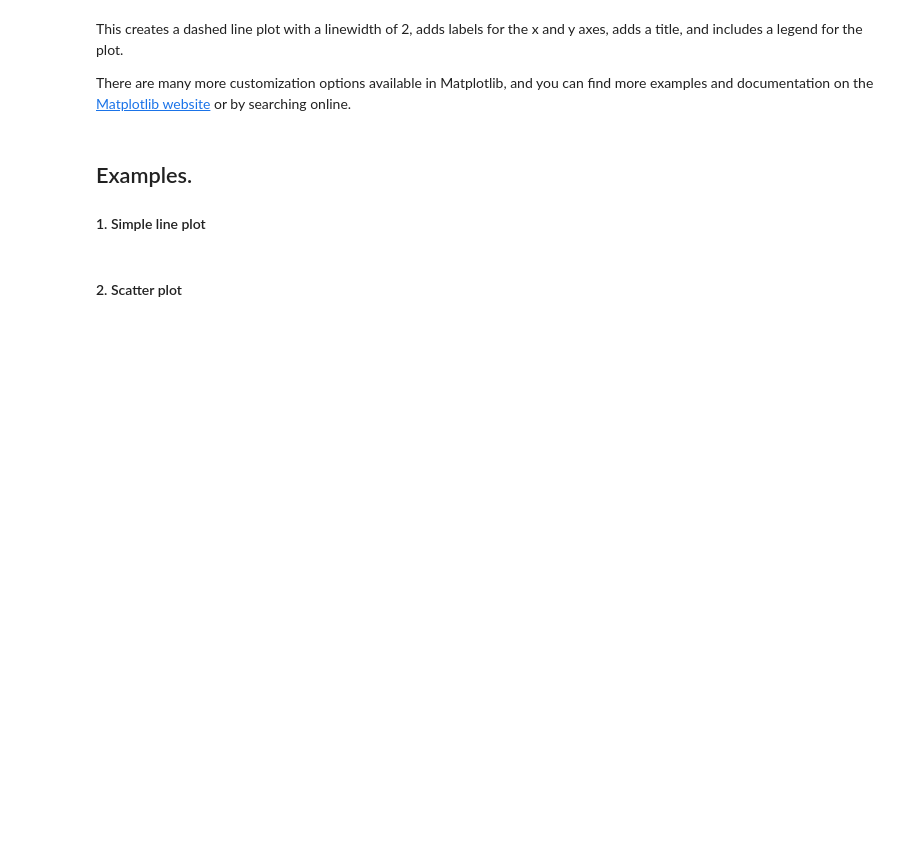
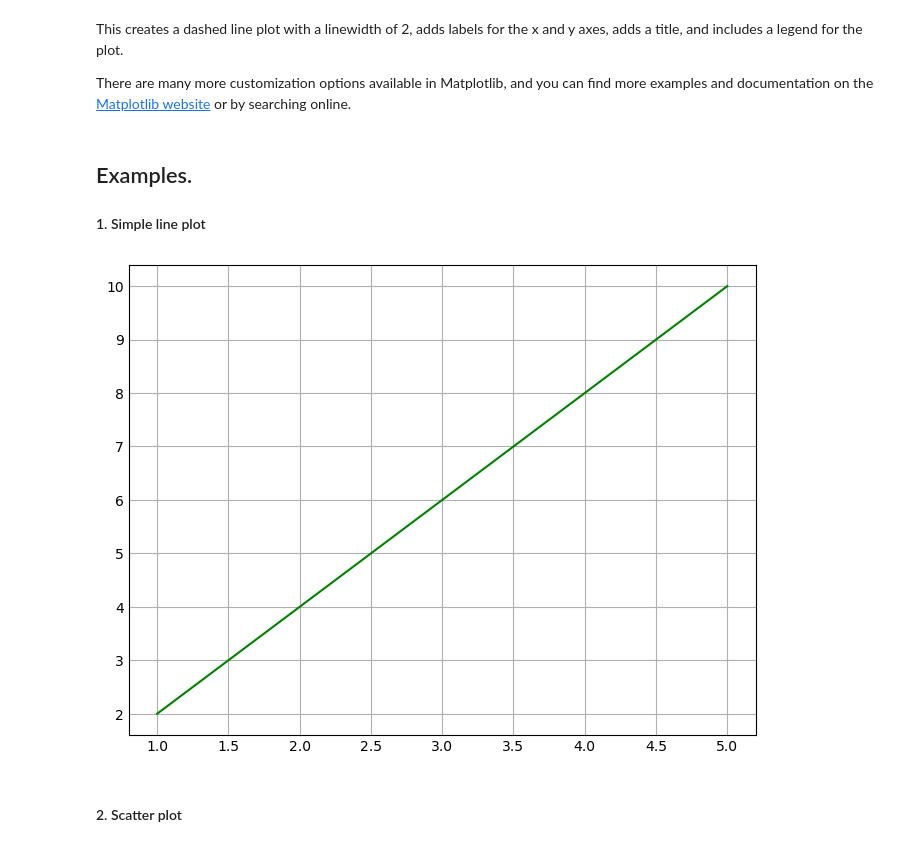
Before and after one commit to hewp84/Creative_Computing, a Jupyter notebook: Lesson_15.ipynb, the cells around one changed output. Drawn from its saved outputs; the diff is of its cells as text; code cells hidden in the pictures; blank space fills up the shorter version.

```diff
--- a/Lesson_15.ipynb
+++ b/Lesson_15.ipynb
@@ -90,16 +95,18 @@ There are many more customization options available in Matplotlib, and you can f
 # %%
 import matplotlib.pyplot as plt
 
 x = [1, 2, 3, 4, 5]
 y = [2, 4, 6, 8, 10]
 
 plt.style.use('_mpl-gallery')
 
 # plot
 fig, ax = plt.subplots(figsize=(6.4, 4.8))
 
-ax.plot(x, y)
+ax.plot(x, y, color = "green")
 plt.show()
+# %% [output]
+[figure, added]
 # %% [markdown]
 #### 2. Scatter plot
 # %%
```
Also changed, not shown: parts of 9 cells of this notebook, 1 other file.
